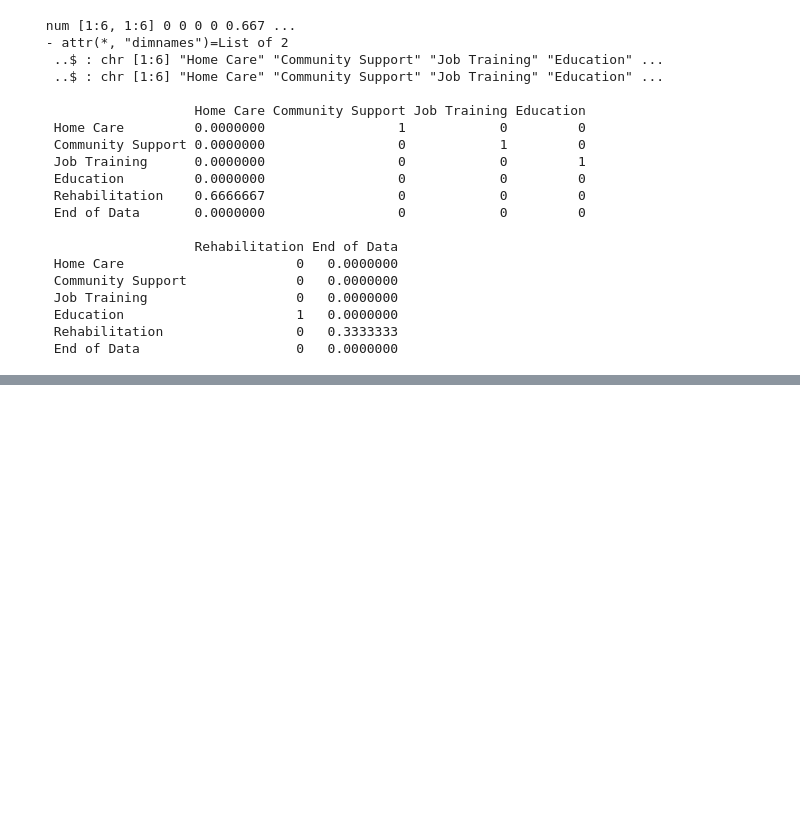
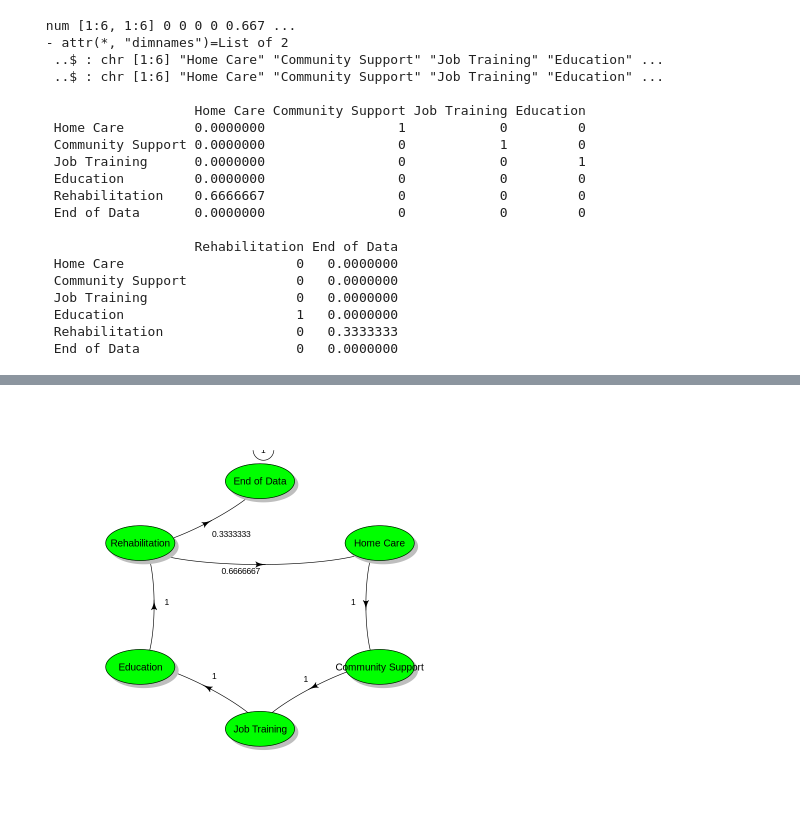
Before and after one commit to mpekar1/DSS-IDI-modelling, a Jupyter notebook: Markov_Chain.ipynb, the cells around one changed output, grey strips where cells are left out. Cells and saved outputs as stored; diff of their text form; code cells hidden in the pictures; blank space fills up the shorter version.

```diff
--- a/Markov_Chain.ipynb
+++ b/Markov_Chain.ipynb
@@ -515,0 +674,6 @@ print(mc)
+# %%
+# Transpose the transition probability matrix
+
+tmc_matrix <- t(mc@transitionMatrix)
+
+print(tmc_matrix)
@@ -515,0 +696,7 @@ print(mc)
+# %%
+plotmat(tmc_matrix, arr.length=0.3, arr.width=0.15,
+box.col="green", box.lwd=1, box.prop=0.5, box.size=0.1,
+box.type="circle", cex.txt=0.85, lwd=1, self.cex=0.3,
+self.shiftx=0.01, self.shifty=0.09)
+# %% [output]
+[figure, added]
```
Also changed, not shown: parts of 20 cells of this notebook.
